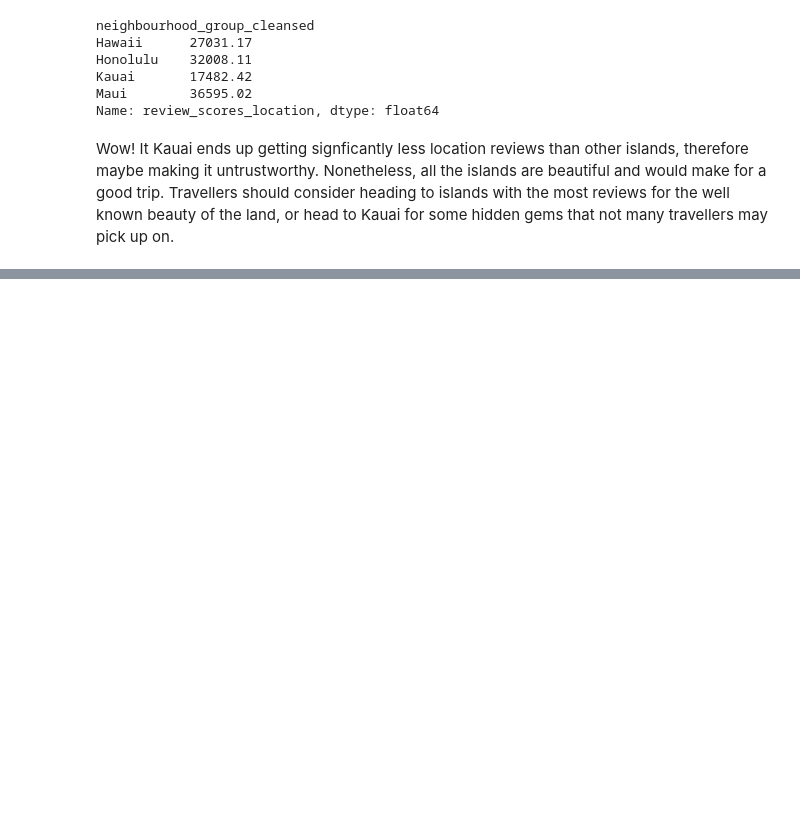
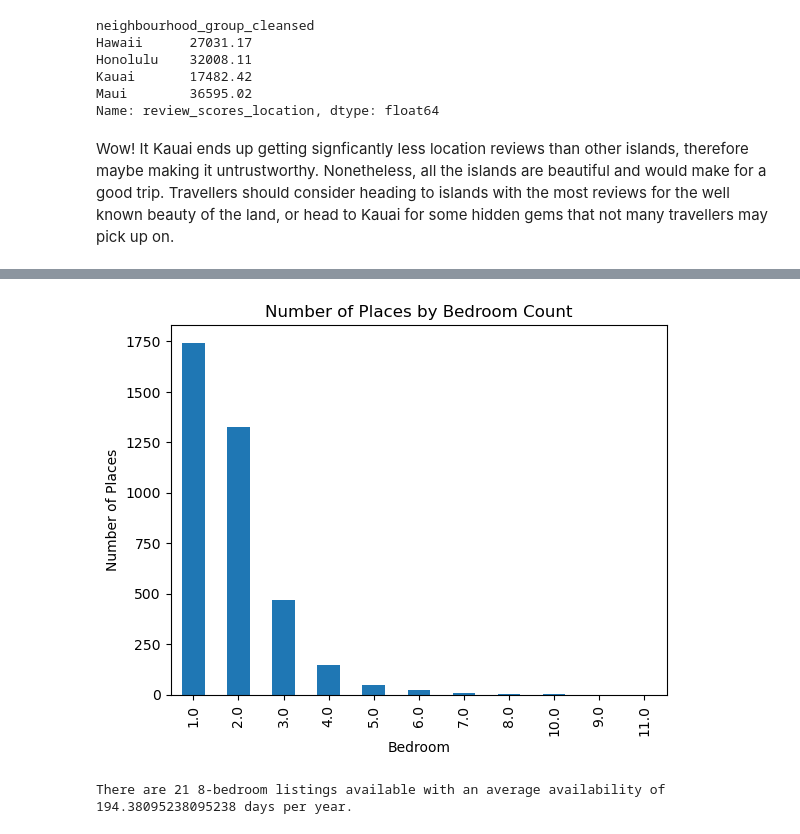
Before and after one commit to ubco-W2022T2-data301/project-group-group38, a Jupyter notebook: AC_EDA_Milestone4_Updated.ipynb, the cells around one changed output, grey strips where cells are left out. Drawn from its saved outputs; the diff is of its cells as text; code cells hidden in the pictures; blank space fills up the shorter version.

```diff
--- a/AC_EDA_Milestone4_Updated.ipynb
+++ b/AC_EDA_Milestone4_Updated.ipynb
@@ -192,3 +192,7 @@ Maui        36595.02
 Name: review_scores_location, dtype: float64
 # %% [markdown]
 Wow! It Kauai ends up getting signficantly less location reviews than other islands, therefore maybe making it untrustworthy. Nonetheless, all the islands are beautiful and would make for a good trip. Travellers should consider heading to islands with the most reviews for the well known beauty of the land, or head to Kauai for some hidden gems that not many travellers may pick up on.
+# %%
+five_star_listings = df_listings[df_listings['review_scores_value'] == 5]
+print("Number of listings with a 5.0 rating:", len(five_star_listings))
+five_star_listings
@@ -194,0 +232,21 @@ Wow! It Kauai ends up getting signficantly less location reviews than other isla
+# %%
+bedroom_counts = five_star_listings['bedrooms'].value_counts()
+
+bedroom_counts.plot(kind='bar')
+plt.title('Number of Places by Bedroom Count')
+plt.xlabel('Bedroom')
+plt.ylabel('Number of Places')
+plt.show()
+# %% [output]
+[figure, added]
+# %%
+eight_bedroom_listings = df1.loc[df1['bedrooms'] == 8]
+
+availability = eight_bedroom_listings['availability_365'].mean()
+
+if availability > 0:
+    print("There are {} 8-bedroom listings available with an average availability of {} days per year.".format(len(eight_bedroom_listings), availability))
+else:
+    print("There are no 8-bedroom listings available at the moment.")
+# %% [output]
+There are 21 8-bedroom listings available with an average availability of 194.38095238095238 days per year.
```
Also changed, not shown: parts of 9 cells of this notebook.
